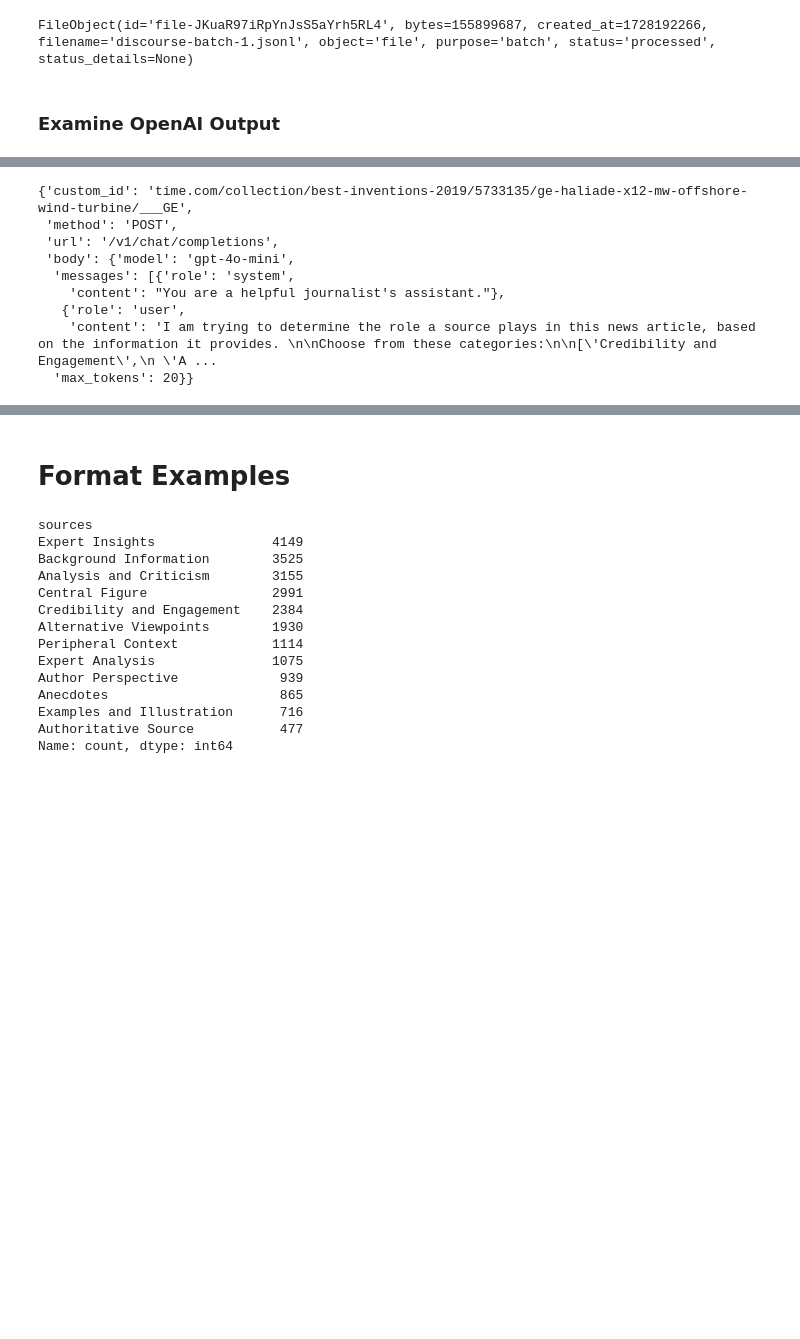
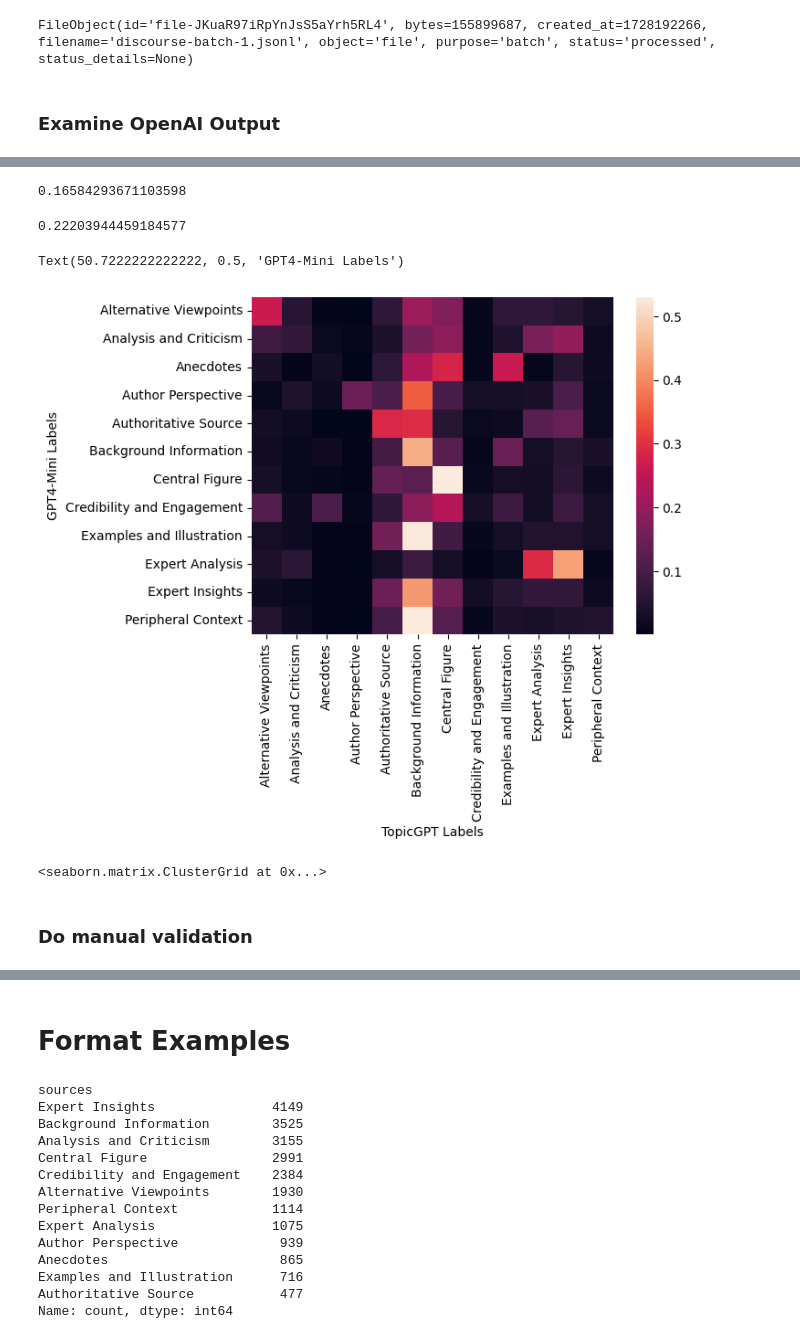
Before and after one commit to Yiqinh/conditional-information-retrieval, a Jupyter notebook: notebooks/2024-09-19__look-for-groups-of-sources.ipynb, the cells around one changed output, grey strips where cells are left out. Saved outputs shown, nothing was run; the diff lists cells and outputs as text; code cells hidden in the pictures; blank space fills up the shorter version.

```diff
--- a/notebooks/2024-09-19__look-for-groups-of-sources.ipynb
+++ b/notebooks/2024-09-19__look-for-groups-of-sources.ipynb
@@ -353,0 +414,15 @@ output_items[10]
+# %%
+output_df['label'] = (
+    output_df['label']
+         .str.replace('\'', '')
+         .str.replace('"', '')
+         .str.replace('*', '')
+         .apply(lambda x: x if x in label_list else np.nan)
+)
+# %%
+old_new_df = (
+    source_df_with_oracles_mapped
+         [['url', 'Name', 'query', 'Information', 'oracle_label']]
+         .merge(output_df)
+         .loc[lambda df: df['oracle_label'].notnull() & df['label'].notnull() ]
+)
@@ -354,17 +441,36 @@ output_items[10]
+# %%
+old_new_df.pipe(lambda df: f1_score(df['oracle_label'], df['label'], average='macro'))
+# %% [output]
+0.16584293671103598
+# %%
+old_new_df.pipe(lambda df: f1_score(df['oracle_label'], df['label'], average='micro'))
+# %% [output]
+0.22203944459184577
+# %%
+c = confusion_matrix(old_new_df['oracle_label'],old_new_df['label'], labels=list(sorted(label_list)))
+# %%
+c_df = pd.DataFrame(c, index=list(sorted(label_list)), columns=list(sorted(label_list)))
+# %%
+import seaborn as sns
+import matplotlib.pyplot as plt
+# g = sns.clustermap(
+    # c_df.divide(c_df.sum(axis=1), axis=0),
+    # figsize=(6,6,)
+# )
+sns.heatmap(c_df.divide(c_df.sum(axis=1), axis=0))
+plt.xlabel('TopicGPT Labels')
+plt.ylabel('GPT4-Mini Labels')
+# %% [output]
+Text(50.7222222222222, 0.5, 'GPT4-Mini Labels')
+[figure, added]
+# %%
+g.
+# %% [output]
+<seaborn.matrix.ClusterGrid at 0x...>
+# %% [markdown]
+### Do manual validation
 # %%
 i = list(jsonlines.open('../data/label_discourse/input_data/discourse-batch-0.jsonl'))
-# %%
-i[16]
-# %% [output]
-{'custom_id': 'time.com/collection/best-inventions-2019/5733135/ge-haliade-x12-mw-offshore-wind-turbine/___GE',
- 'method': 'POST',
- 'url': '/v1/chat/completions',
- 'body': {'model': 'gpt-4o-mini',
-  'messages': [{'role': 'system',
-    'content': "You are a helpful journalist's assistant."},
-   {'role': 'user',
-    'content': 'I am trying to determine the role a source plays in this news article, based on the information it provides. \n\nChoose from these categories:\n\n[\'Credibility and Engagement\',\n \'A ...
-  'max_tokens': 20}}
 # %%
 pd.DataFrame(all_output_items).assign(content=lambda df: df)
 # %% [output]
```
Also changed, not shown: parts of 17 cells of this notebook, 7 other files.
